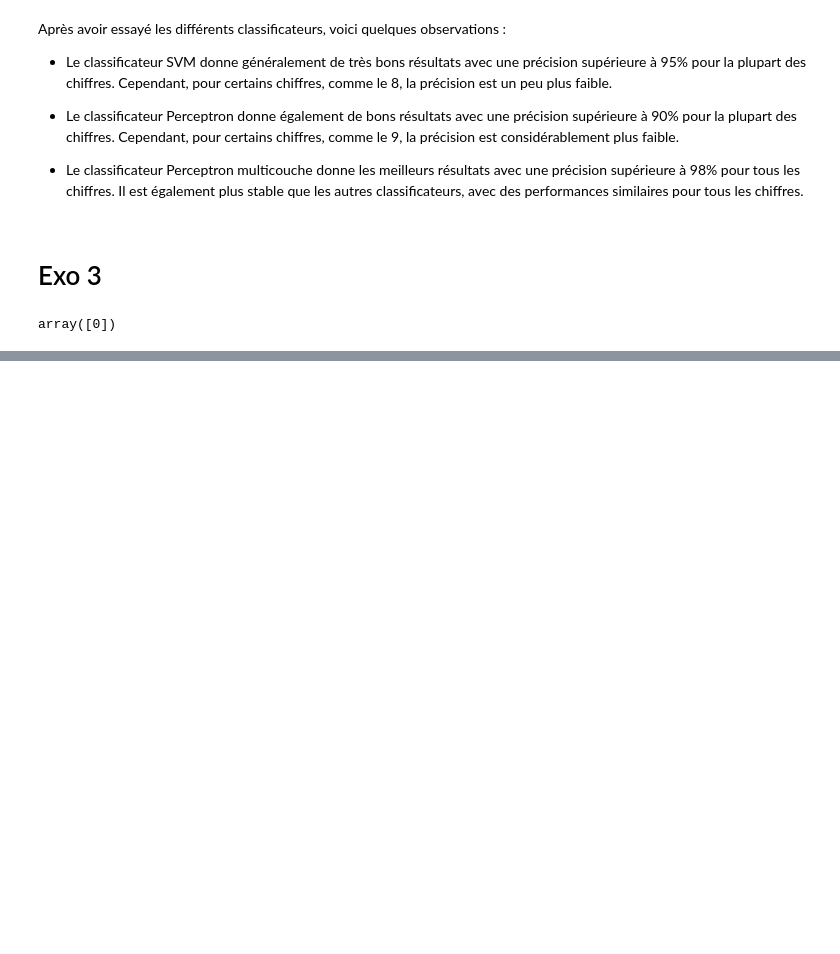
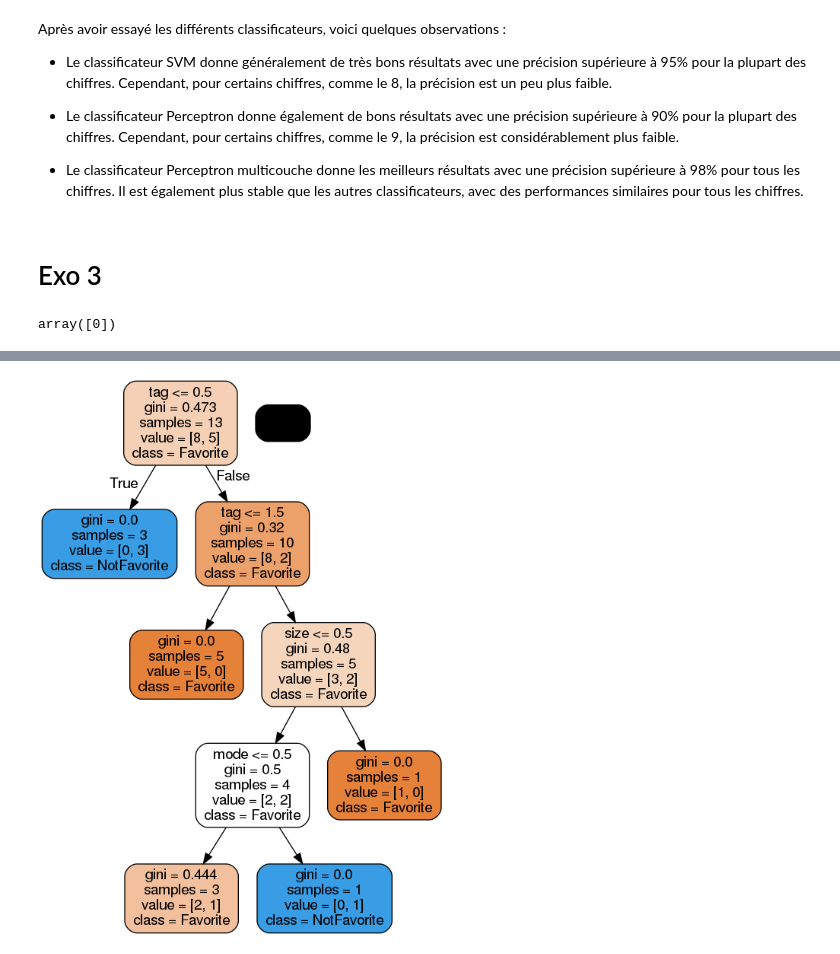
Before and after one commit to SlendyBoy/CPE-DataMining, a Jupyter notebook: TP3/TP3.ipynb, the cells around one changed output, grey strips where cells are left out. Drawn from its saved outputs; the diff is of its cells as text; code cells hidden in the pictures; blank space fills up the shorter version.

```diff
--- a/TP3/TP3.ipynb
+++ b/TP3/TP3.ipynb
@@ -725,0 +828,79 @@ array([0])
+# %%
+from sklearn import tree
+import pandas as pd
+from sklearn.preprocessing import LabelEncoder
+import graphviz
+import pydotplus
+from IPython.display import Image, display
+
+data = [
+    ["green", "nature", "thumbnail", "landscape"],
+    ["blue", "architecture", "medium", "portrait"],
+    ["blue", "people", "medium", "landscape"],
+    ["yellow", "nature", "medium", "portrait"],
+    ["green", "nature", "thumbnail", "landscape"],
+    ["blue", "people", "medium", "landscape"],
+    ["blue", "nature", "thumbnail", "portrait"],
+    ["yellow", "architecture", "thumbnail", "landscape"],
+    ["blue", "people", "medium", "portrait"],
+    ["yellow", "nature", "medium", "landscape"],
+    ["yellow", "people", "thumbnail", "portrait"],
+    ["blue", "people", "medium", "landscape"],
+    ["red", "architecture", "thumbnail", "landscape"],
+]
+result = [
+    "Favorite",
+    "NotFavorite",
+    "Favorite",
+    "Favorite",
+    "Favorite",
+    "Favorite",
+    "Favorite",
+    "NotFavorite",
+    "NotFavorite",
+    "Favorite",
+    "Favorite",
+    "NotFavorite",
+    "NotFavorite",
+]
+
+
+# creating dataframes
+dataframe = pd.DataFrame(data, columns=["color", "tag", "size", "mode"])
+resultframe = pd.DataFrame(result, columns=["favorite"])
+
+# generating numerical labels
+le1 = LabelEncoder()
+dataframe["color"] = le1.fit_transform(dataframe["color"])
+
+le2 = LabelEncoder()
+dataframe["tag"] = le2.fit_transform(dataframe["tag"])
+
+le3 = LabelEncoder()
+dataframe["size"] = le3.fit_transform(dataframe["size"])
+
+le4 = LabelEncoder()
+dataframe["mode"] = le4.fit_transform(dataframe["mode"])
+
+le5 = LabelEncoder()
+resultframe["favorite"] = le5.fit_transform(resultframe["favorite"])
+
+# Use of decision tree classifiers
+dtc = tree.DecisionTreeClassifier()
+dtc = dtc.fit(dataframe.values, resultframe)
+
+dot_data = tree.export_graphviz(
+    dtc,
+    out_file=None,
+    feature_names=dataframe.columns,
+    filled=True,
+    rounded=True,
+    class_names=le5.inverse_transform(resultframe.favorite.unique()),
+)
+graph = graphviz.Source(dot_data)
+
+pydot_graph = pydotplus.graph_from_dot_data(dot_data)
+img = Image(pydot_graph.create_png())
+display(img)
+# %% [output]
+[figure, added]
```
Also changed, not shown: parts of 6 cells of this notebook.
